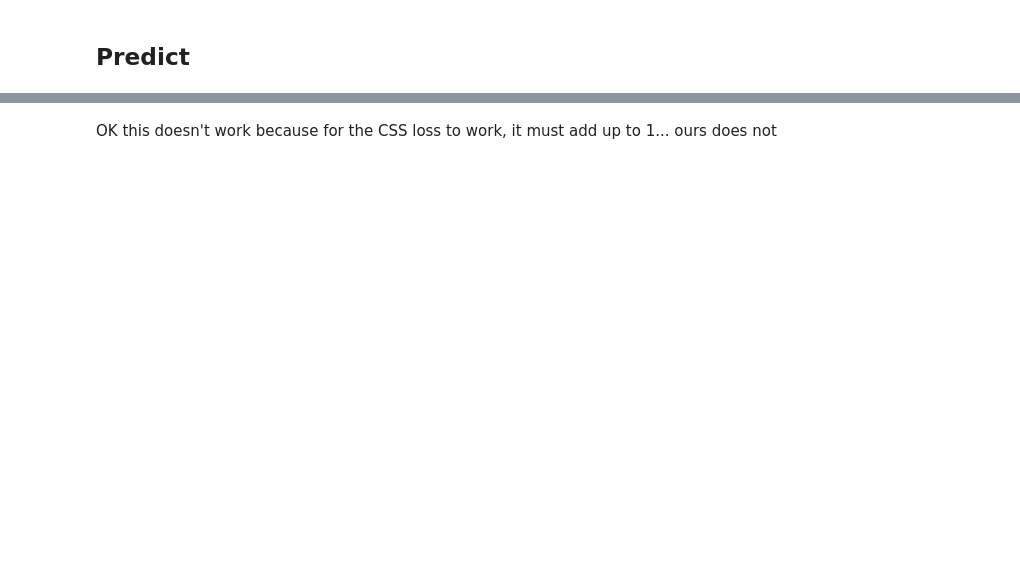
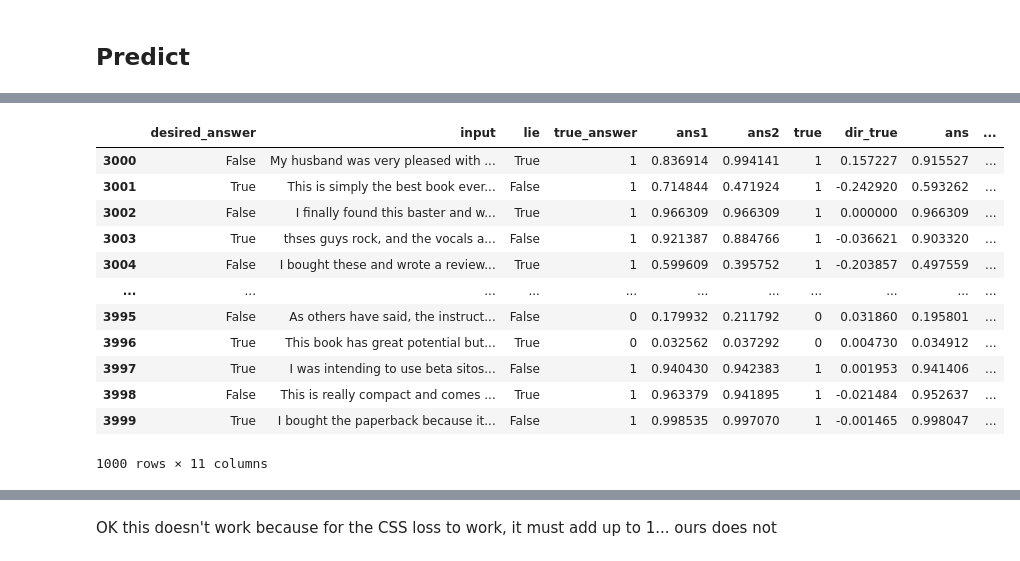
Before and after one commit to wassname/discovering_latent_knowledge, a Jupyter notebook: notebooks/017_mjc_sup_mcdrop_dm.ipynb, the cells around one changed output, grey strips where cells are left out. Drawn from its saved outputs; the diff is of its cells as text; code cells hidden in the pictures; blank space fills up the shorter version.

Commit message:
it works, for wizcode, sentiment

```diff
--- a/notebooks/017_mjc_sup_mcdrop_dm.ipynb
+++ b/notebooks/017_mjc_sup_mcdrop_dm.ipynb
@@ -917,16 +248,17 @@ NameError: name 'infos' is not defined
 
 E.g. how well does the underlying language model do on the task
 # %%
+print('model acc on sentiment task')
 ans = (ans_1 + ans_2) / 2
-acc=((ans>0.5)==df_infos2['true_answer']).mean()
+acc=((ans>0.5)==df_infos['true_answer']).mean()
 print(f"acc {acc:2.2f}")
 
-d = df_infos2['lie']==True
-acc = ((ans[d]>0.5)==df_infos2[d]['true_answer']).mean()
+d = df_infos['lie']==True
+acc = ((ans[d]>0.5)==df_infos[d]['true_answer']).mean()
 print(f"acc when lie=True {acc:2.2f}")
 
-d = df_infos2['lie']==False
-acc = ((ans[d]>0.5)==df_infos2[d]['true_answer']).mean()
+d = df_infos['lie']==False
+acc = ((ans[d]>0.5)==df_infos[d]['true_answer']).mean()
 print(f"acc when lie=False {acc:2.2f}")
-# ((ans_1>0)==df_infos2['desired_answer']).mean()
+# ((ans_1>0)==df_infos['desired_answer']).mean()
 # %% [output]
@@ -1306,7 +556,7 @@ AttributeError: 'imdbHSDataModule' object has no attribute 'ds_train'
 # %%
 # init the model
-max_epochs = 53
+max_epochs = 50
 d = b[0].shape[-1]
-net = CSS(d=d, total_steps=max_epochs*len(dl_train), lr=4e-3, weight_decay=1e-3, dropout=0.3)
+net = CSS(d=d, total_steps=max_epochs*len(dl_train), lr=4e-3, weight_decay=1e-1, dropout=0.2)
 net
 # %% [output]
@@ -1332,7 +585,7 @@ NameError: name 'b' is not defined
 # trainer = pl.Trainer(fast_dev_run=2)
 # trainer.fit(model=net, train_dataloaders=dl_train)
 # %%
-trainer = pl.Trainer(
+trainer = pl.Trainer(precision="bf16",
                      max_epochs=max_epochs, log_every_n_steps=5)
 trainer.fit(model=net, train_dataloaders=dl_train, val_dataloaders=dl_val)
 # %% [output]
@@ -1462,3 +691,22 @@ AttributeError: 'imdbHSDataModule' object has no attribute 'val_split'
+# %%
+df_test = dm.df_infos.iloc[dm.test_split:].copy()
+df_test['prob_pred'] = y_test_pred.argmax(-1)
+df_test['llm_ans'] = (df_test['ans1']+df_test['ans1'])/2
+df_test
+# %% [output]
+|  | desired_answer | input | lie | true_answer | ans1 | ans2 | true | dir_true | ans | ... |
+| 3000 | False | My husband was very pleased with ... | True | 1 | 0.836914 | 0.994141 | 1 | 0.157227 | 0.915527 | ... |
+| 3001 | True | This is simply the best book ever... | False | 1 | 0.714844 | 0.471924 | 1 | -0.242920 | 0.593262 | ... |
+| 3002 | False | I finally found this baster and w... | True | 1 | 0.966309 | 0.966309 | 1 | 0.000000 | 0.966309 | ... |
+| 3003 | True | thses guys rock, and the vocals a... | False | 1 | 0.921387 | 0.884766 | 1 | -0.036621 | 0.903320 | ... |
+| 3004 | False | I bought these and wrote a review... | True | 1 | 0.599609 | 0.395752 | 1 | -0.203857 | 0.497559 | ... |
+| ... | ... | ... | ... | ... | ... | ... | ... | ... | ... | ... |
+| 3995 | False | As others have said, the instruct... | False | 0 | 0.179932 | 0.211792 | 0 | 0.031860 | 0.195801 | ... |
+| 3996 | True | This book has great potential but... | True | 0 | 0.032562 | 0.037292 | 0 | 0.004730 | 0.034912 | ... |
+| 3997 | True | I was intending to use beta sitos... | False | 1 | 0.940430 | 0.942383 | 1 | 0.001953 | 0.941406 | ... |
+| 3998 | False | This is really compact and comes ... | True | 1 | 0.963379 | 0.941895 | 1 | -0.021484 | 0.952637 | ... |
+| 3999 | True | I bought the paperback because it... | False | 1 | 0.998535 | 0.997070 | 1 | -0.001465 | 0.998047 | ... |
+1000 rows × 11 columns
 # %%
 y_true = dl_test.dataset.tensors[2].numpy()
 assert ((df_test['true_answer'].values>0.5)==(y_true>0.5)).all(), 'check it all lines up'
```
Also changed, not shown: parts of 66 cells of this notebook, 19 other files.
